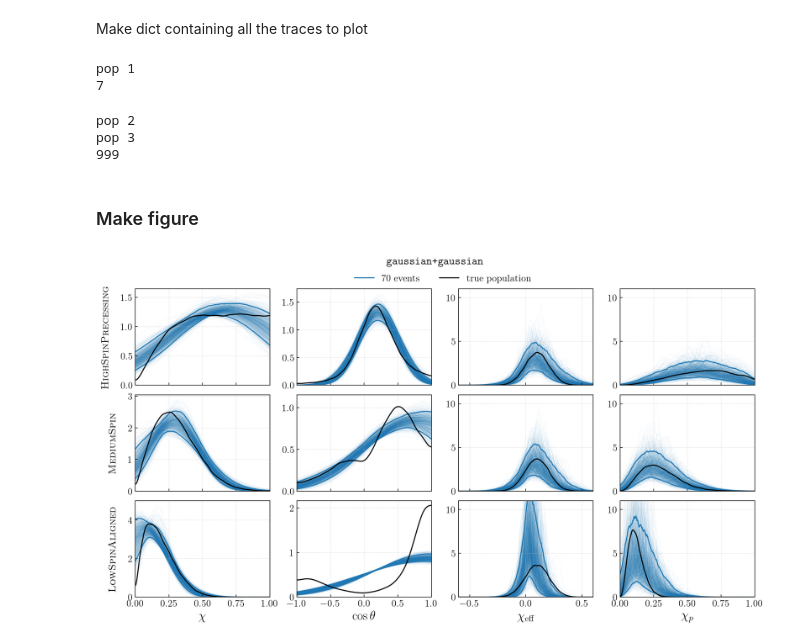
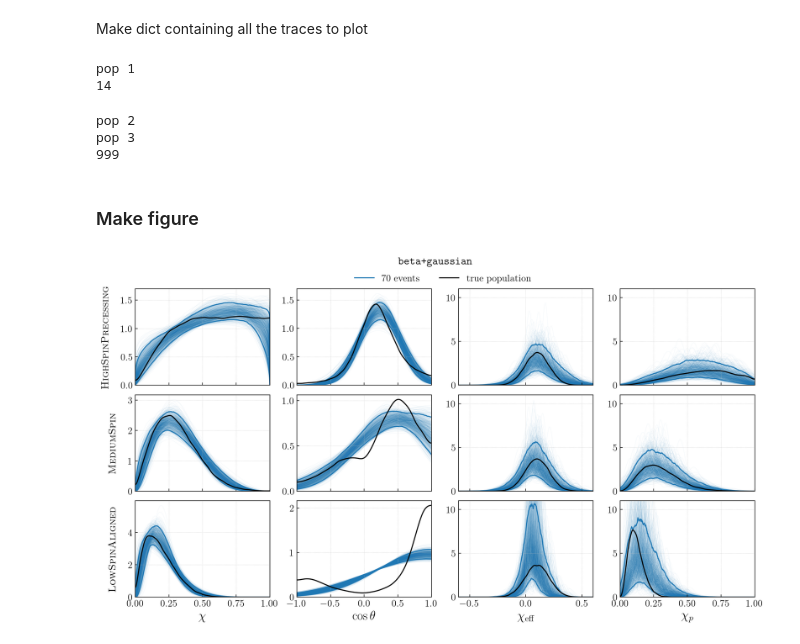
Before and after one commit to zoekko/comp-spin-mock-injections, a Jupyter notebook: Figures/make_figure_03.ipynb, the cells around one changed output. Cells and saved outputs as stored; diff of their text form; code cells hidden in the pictures.

Commit message:
beta+gaussian results

```diff
--- a/Figures/make_figure_03.ipynb
+++ b/Figures/make_figure_03.ipynb
@@ -143,14 +143,15 @@ for pop in pops:
             sigma_cost = data['sigma_cost']['processed'][ind]
             Bq = data['Bq']['processed'][ind]
 
-            # calculate gaussian distribution for chi
-            p_chi[i,:] = calculate_Gaussian_1D(chi_grid, mu_chi, sigma_chi, 0, 1)
+            # calculate beta distribution for chi
+            a,b = mu_sigma2_to_a_b(mu_chi, sigma_chi**2)
+            p_chi[i,:] = calculate_betaDistribution(chi_grid, a, b)
 
             # and gaussian distribution for cos(theta)
             p_cost[i,:] = calculate_Gaussian_1D(cost_grid, mu_cost, sigma_cost, -1, 1)
 
             # generate corresponding distribution for chi_eff and chi_p
-            chi_effs, chi_ps = draw_chiEffs_and_chiPs_gaussians(mu_chi, sigma_chi, mu_cost, sigma_cost, Bq, n=500)
+            chi_effs, chi_ps = draw_chiEffs_and_chiPs_betaGauss(mu_chi, sigma_chi, mu_cost, sigma_cost, Bq, n=500)
 
             chieff_kde = gaussian_kde(chi_effs)
             p_chieff[i,:] = chieff_kde(chieff_grid)
@@ -164,7 +165,7 @@ for pop in pops:
     traces_dict[pop_key] = traces_pop
 # %% [output]
 pop 1
-7
+14
 pop 2
 pop 3
 999
@@ -242,32 +243,32 @@ for i,pop_key in enumerate(kde_dict):
     # chi p
     axes[i][3].plot(chip_grid, kde_dict[pop_key]['chip'], color='k')
     axes[i][3].set_xlim(0,1)
     axes[i][3].set_ylim(0,11)
 
     # set label
     axes[i][0].set_ylabel(labels_dict[pop_key], fontsize=15, labelpad=15)
 
     if i!=2:
         for ax in axes[i]:
             ax.set_xticklabels([])
 
 # x-axis labels
 axes[2][0].set_xlabel(r'$\chi$')
 axes[2][1].set_xlabel(r'$\cos\theta$')
 axes[2][2].set_xlabel(r'$\chi_\mathrm{eff}$')
 axes[2][3].set_xlabel(r'$\chi_p$')
 
 # Add legend
 axes[0][0].legend(bbox_to_anchor=(1.6, 1.02, 1., .102), loc='lower left',ncol=2,  borderaxespad=0.)
 for ax in axes:
     for a in ax:
         a.grid(ls=':', color='silver', lw=0.5)
 
 plt.subplots_adjust(hspace=0.1)
 
-plt.suptitle(r'$\mathrm{\texttt{gaussian+gaussian}}$', fontsize=16, y=0.96)
+plt.suptitle(r'$\mathrm{\texttt{beta+gaussian}}$', fontsize=16, y=0.96)
 
 plt.savefig('figure_03_temp.pdf',bbox_inches='tight')
 plt.show()
 # %% [output]
-[figure, old version]
+[figure, new version]
```
Also changed, not shown: parts of 2 cells of this notebook, 4 other files.
